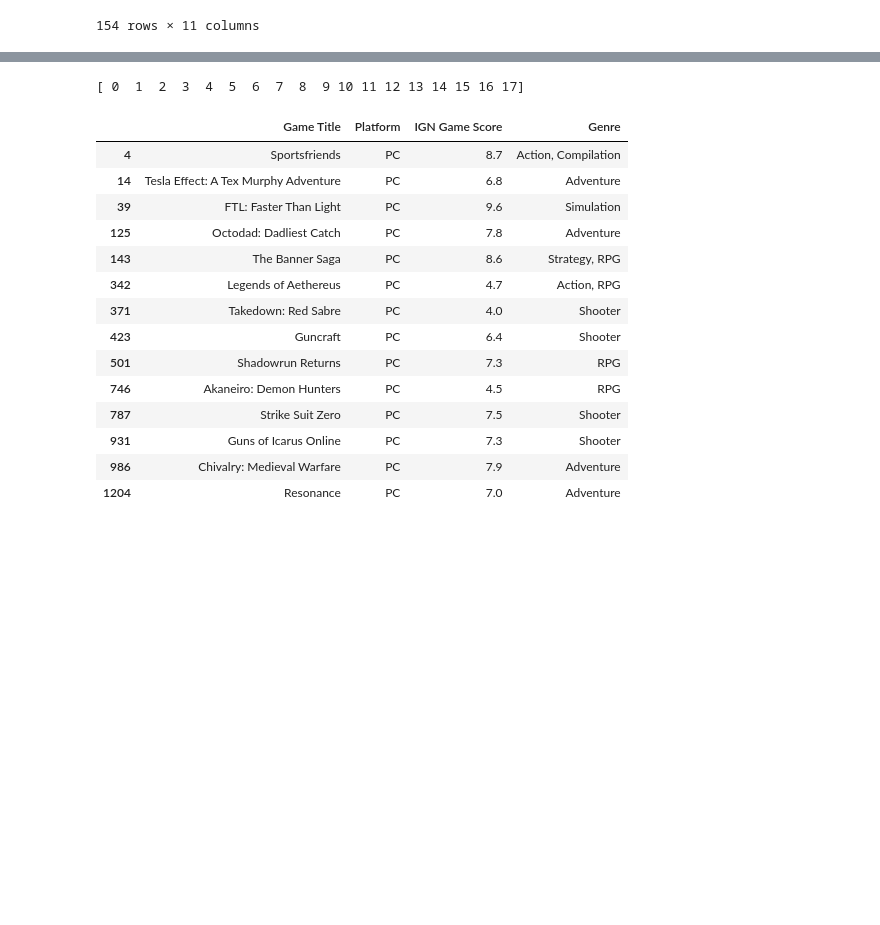
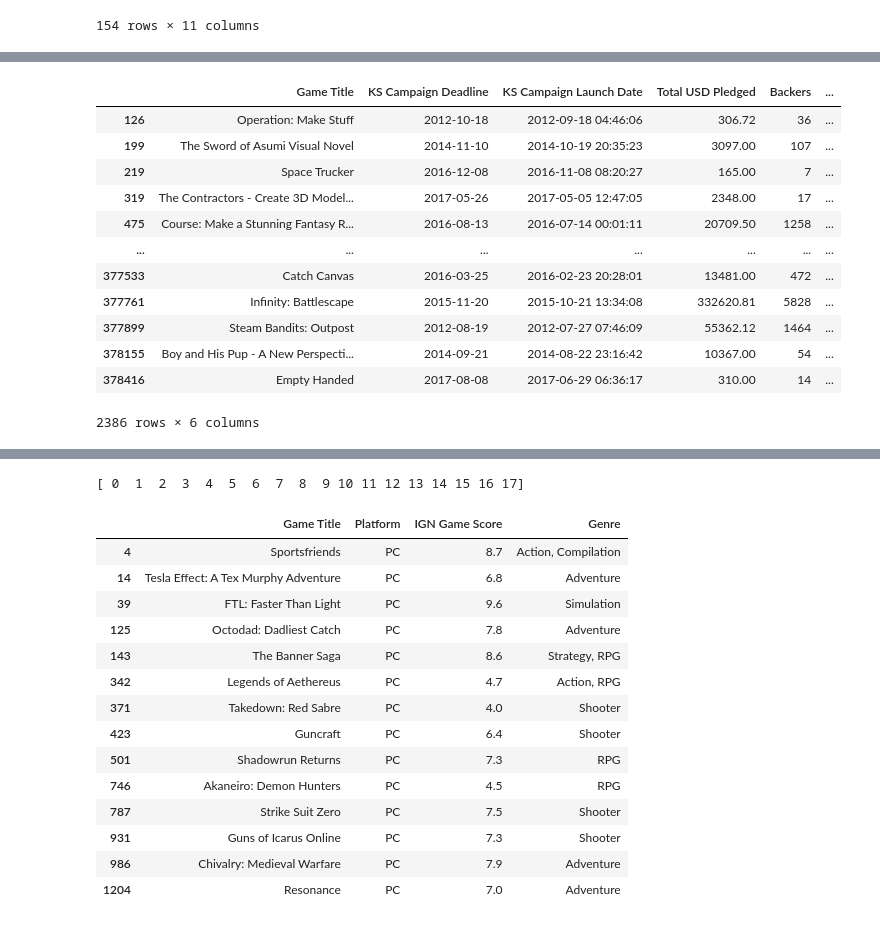
Before and after one commit to Witwer93/ETL-Project, a Jupyter notebook: etl_project_file.ipynb, the cells around one changed output, grey strips where cells are left out. Saved outputs shown, nothing was run; the diff lists cells and outputs as text; code cells hidden in the pictures; blank space fills up the shorter version.

```diff
--- a/etl_project_file.ipynb
+++ b/etl_project_file.ipynb
@@ -202,0 +208,24 @@ ks_games_df.head()
+# %%
+ks_df_s = ks_df_s.drop(columns=['ID', 'category', 'main_category', 'currency', 'state',
+                                'goal', 'usd pledged', 'country', 'usd_pledged_real'])
+ks_df_s = ks_df_s.rename(columns={'name': 'Game Title',
+                                 'deadline': 'KS Campaign Deadline',
+                                 'launched': 'KS Campaign Launch Date',
+                                 'pledged': 'Total USD Pledged',
+                                 'backers': 'Backers',
+                                 'usd_goal_real': 'KS Campgain Goal(USD)'})
+ks_df_s
+# %% [output]
+|  | Game Title | KS Campaign Deadline | KS Campaign Launch Date | Total USD Pledged | Backers | ... |
+| 126 | Operation: Make Stuff | 2012-10-18 | 2012-09-18 04:46:06 | 306.72 | 36 | ... |
+| 199 | The Sword of Asumi Visual Novel | 2014-11-10 | 2014-10-19 20:35:23 | 3097.00 | 107 | ... |
+| 219 | Space Trucker | 2016-12-08 | 2016-11-08 08:20:27 | 165.00 | 7 | ... |
+| 319 | The Contractors - Create 3D Model... | 2017-05-26 | 2017-05-05 12:47:05 | 2348.00 | 17 | ... |
+| 475 | Course: Make a Stunning Fantasy R... | 2016-08-13 | 2016-07-14 00:01:11 | 20709.50 | 1258 | ... |
+| ... | ... | ... | ... | ... | ... | ... |
+| 377533 | Catch Canvas | 2016-03-25 | 2016-02-23 20:28:01 | 13481.00 | 472 | ... |
+| 377761 | Infinity: Battlescape | 2015-11-20 | 2015-10-21 13:34:08 | 332620.81 | 5828 | ... |
+| 377899 | Steam Bandits: Outpost | 2012-08-19 | 2012-07-27 07:46:09 | 55362.12 | 1464 | ... |
+| 378155 | Boy and His Pup - A New Perspecti... | 2014-09-21 | 2014-08-22 23:16:42 | 10367.00 | 54 | ... |
+| 378416 | Empty Handed | 2017-08-08 | 2017-06-29 06:36:17 | 310.00 | 14 | ... |
+2386 rows × 6 columns
```
Also changed, not shown: parts of 5 cells of this notebook.
